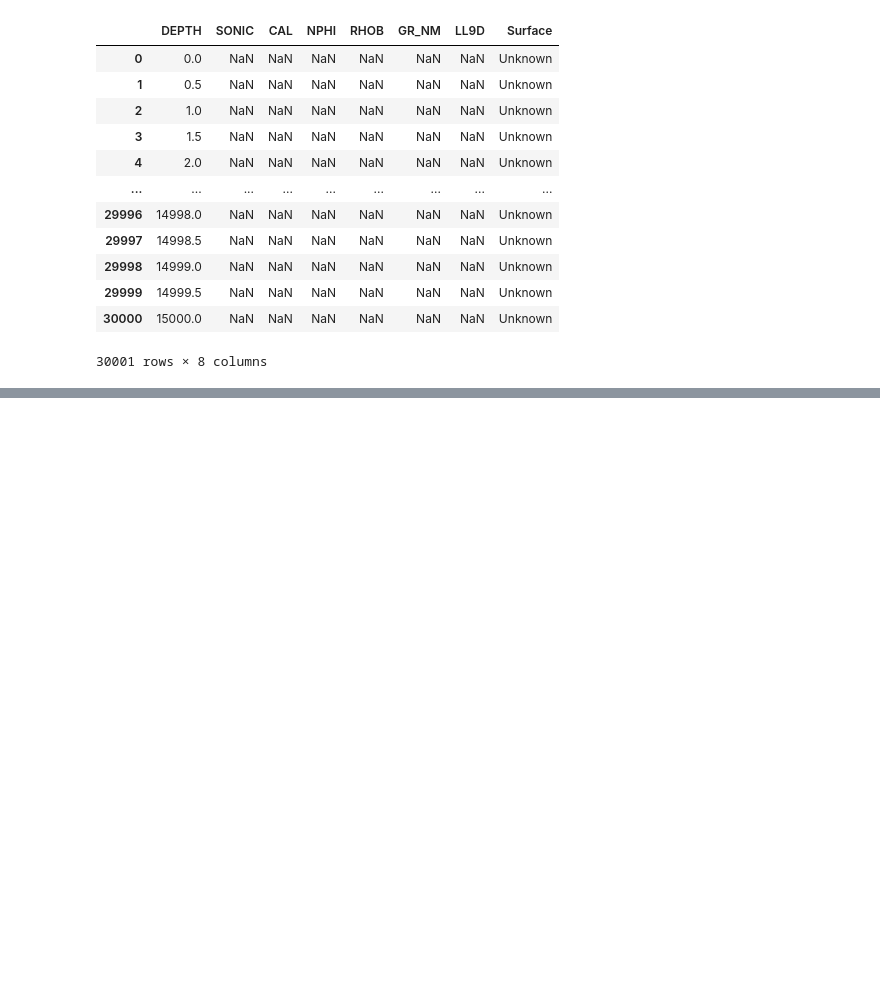
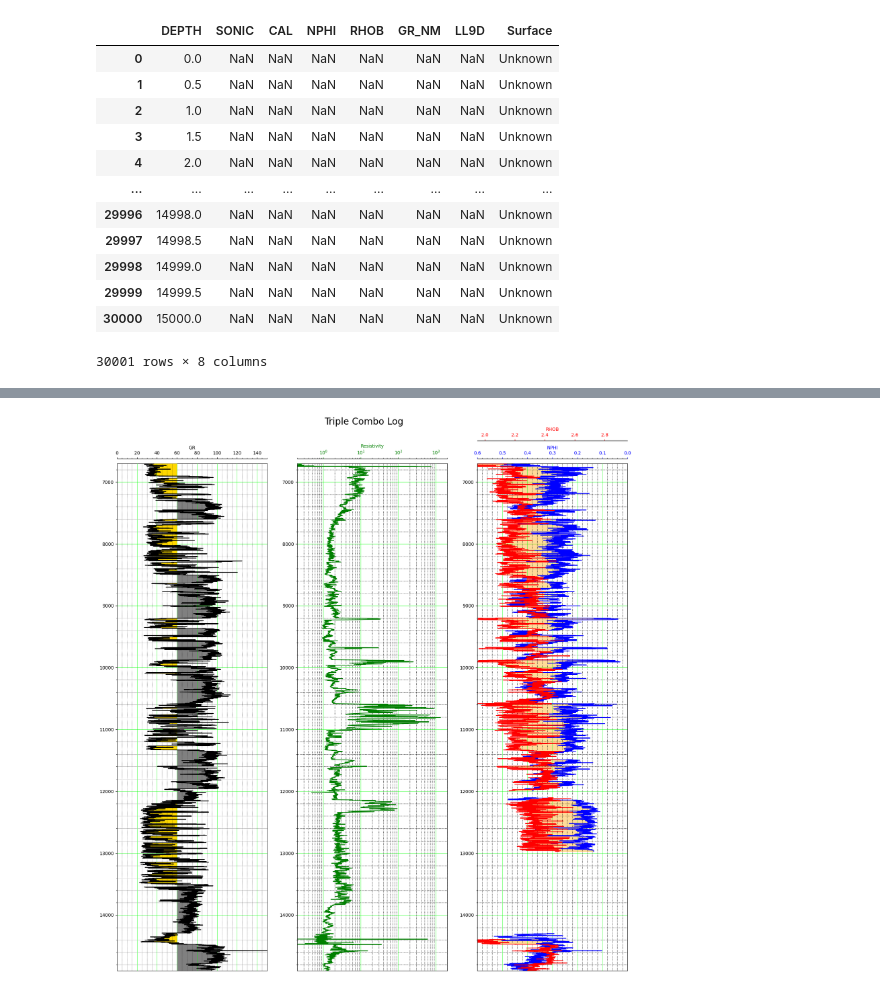
Before and after one commit to Wandeboi/Formation_Evaluation, a Jupyter notebook: formation_Evaluation.ipynb, the cells around one changed output, grey strips where cells are left out. Drawn from its saved outputs; the diff is of its cells as text; code cells hidden in the pictures; blank space fills up the shorter version.

```diff
--- a/formation_Evaluation.ipynb
+++ b/formation_Evaluation.ipynb
@@ -280,0 +420,14 @@ well_log_display(df, column_depth, column_list)
+# %%
+df = well
+column_depth = 'DEPTH'
+column_GR = 'GR_NM'
+column_resistivity = 'LL9D'
+column_NPHI = 'NPHI'
+column_RHOB = 'RHOB'
+min_depth = 6700
+max_depth = 14900
+
+triple_combo(df, column_depth, column_GR, column_resistivity,
+                 column_NPHI, column_RHOB, min_depth, max_depth)
+# %% [output]
+[figure, added]
```
Also changed, not shown: parts of 8 cells of this notebook.
